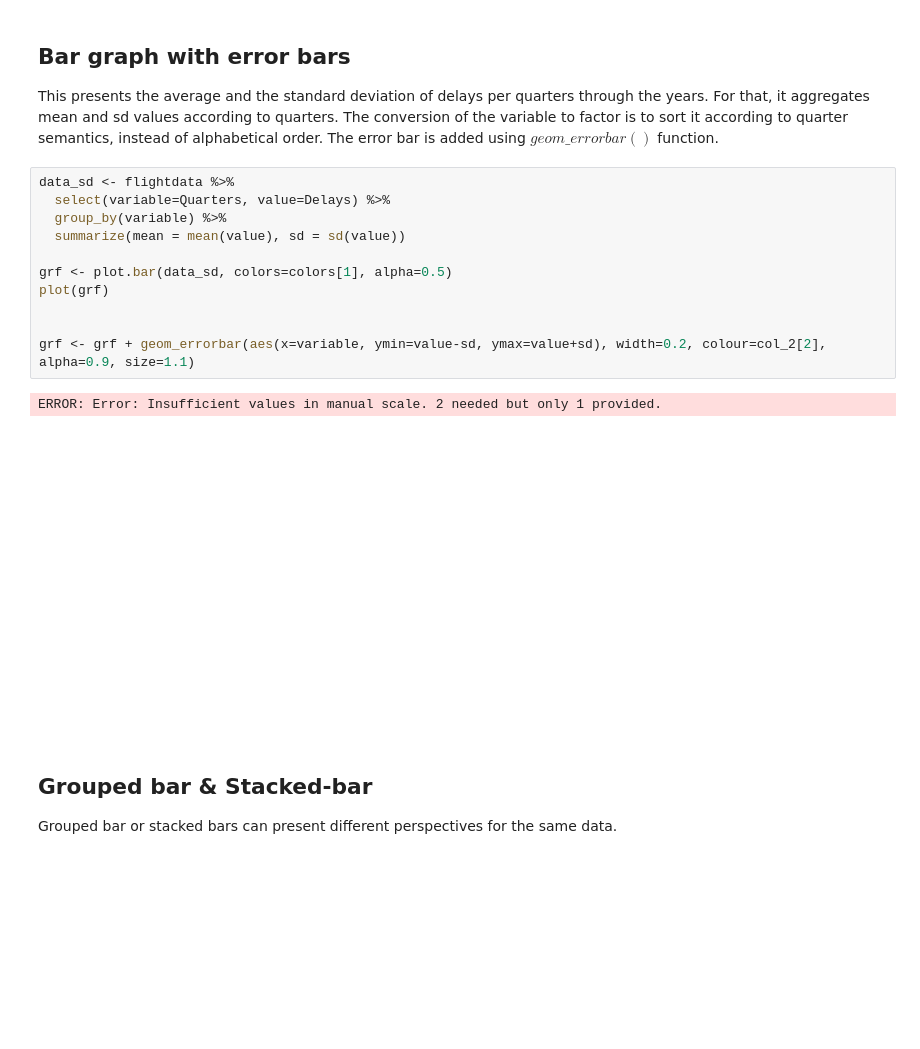
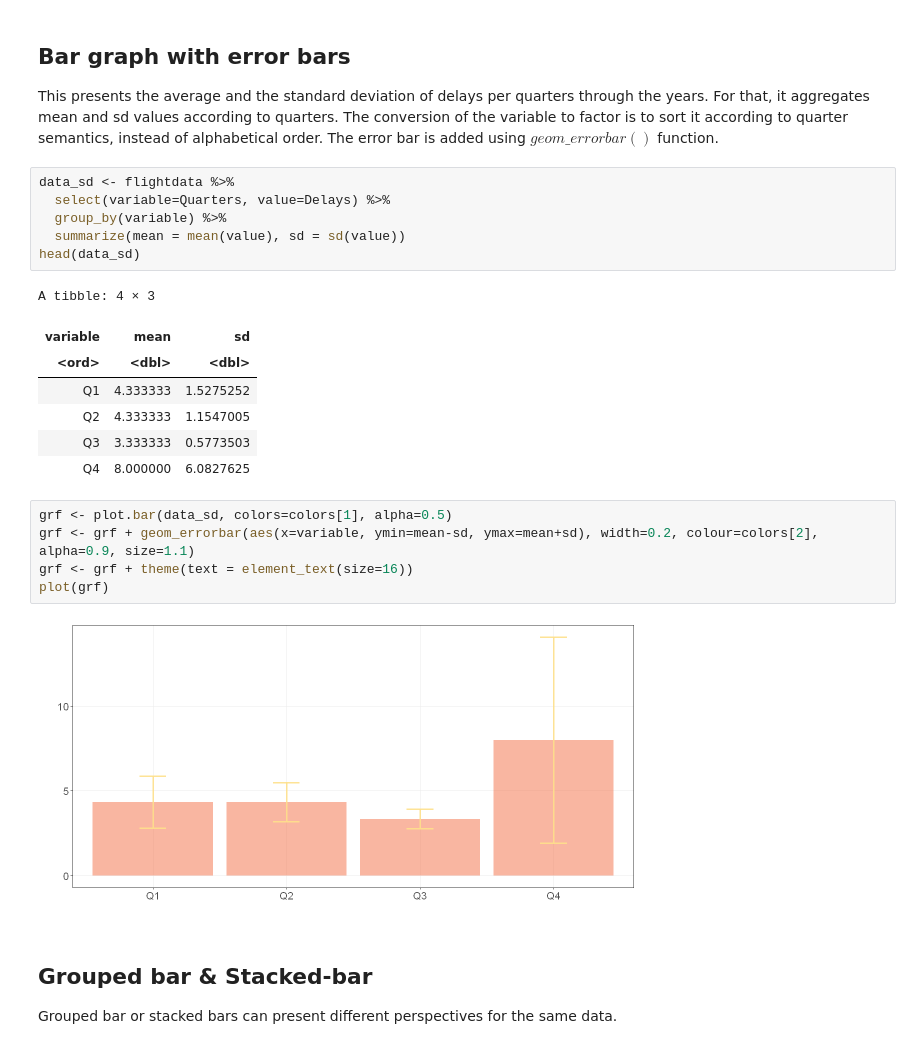
Before and after one commit to eogasawara/mylibrary, a Jupyter notebook: Graphic.ipynb, the cells around one changed output. Saved outputs shown, nothing was run; the diff lists cells and outputs as text; blank space fills up the shorter version.

```diff
--- a/Graphic.ipynb
+++ b/Graphic.ipynb
@@ -160,20 +179,27 @@ This presents the average and the standard deviation of delays per quarters thro
 For that, it aggregates mean and sd values according to quarters.
 The conversion of the variable to factor is to sort it according to quarter semantics, instead of alphabetical order.
 The error bar is added using $geom\_errorbar()$ function.
+# %%
+data_sd <- flightdata %>%
+  select(variable=Quarters, value=Delays) %>%
+  group_by(variable) %>%
+  summarize(mean = mean(value), sd = sd(value))
+head(data_sd)
+# %% [output]
+A tibble: 4 × 3
+| variable | mean | sd |
+| <ord> | <dbl> | <dbl> |
+| Q1 | 4.333333 | 1.5275252 |
+| Q2 | 4.333333 | 1.1547005 |
+| Q3 | 3.333333 | 0.5773503 |
+| Q4 | 8.000000 | 6.0827625 |
 # %%
-data_sd <- flightdata %>%
-  select(variable=Quarters, value=Delays) %>%
-  group_by(variable) %>%
-  summarize(mean = mean(value), sd = sd(value))
-
 grf <- plot.bar(data_sd, colors=colors[1], alpha=0.5)
+grf <- grf + geom_errorbar(aes(x=variable, ymin=mean-sd, ymax=mean+sd), width=0.2, colour=colors[2], alpha=0.9, size=1.1)
+grf <- grf + theme(text = element_text(size=16))
 plot(grf)
-
-
-grf <- grf + geom_errorbar(aes(x=variable, ymin=value-sd, ymax=value+sd), width=0.2, colour=col_2[2], alpha=0.9, size=1.1)
 # %% [output]
-ERROR: Error: Insufficient values in manual scale. 2 needed but only 1 provided.
-[figure, old version]
+[figure, new version]
 # %% [markdown]
 ## Grouped bar & Stacked-bar
 
```
Also changed, not shown: parts of 3 cells of this notebook, 1 other file.
